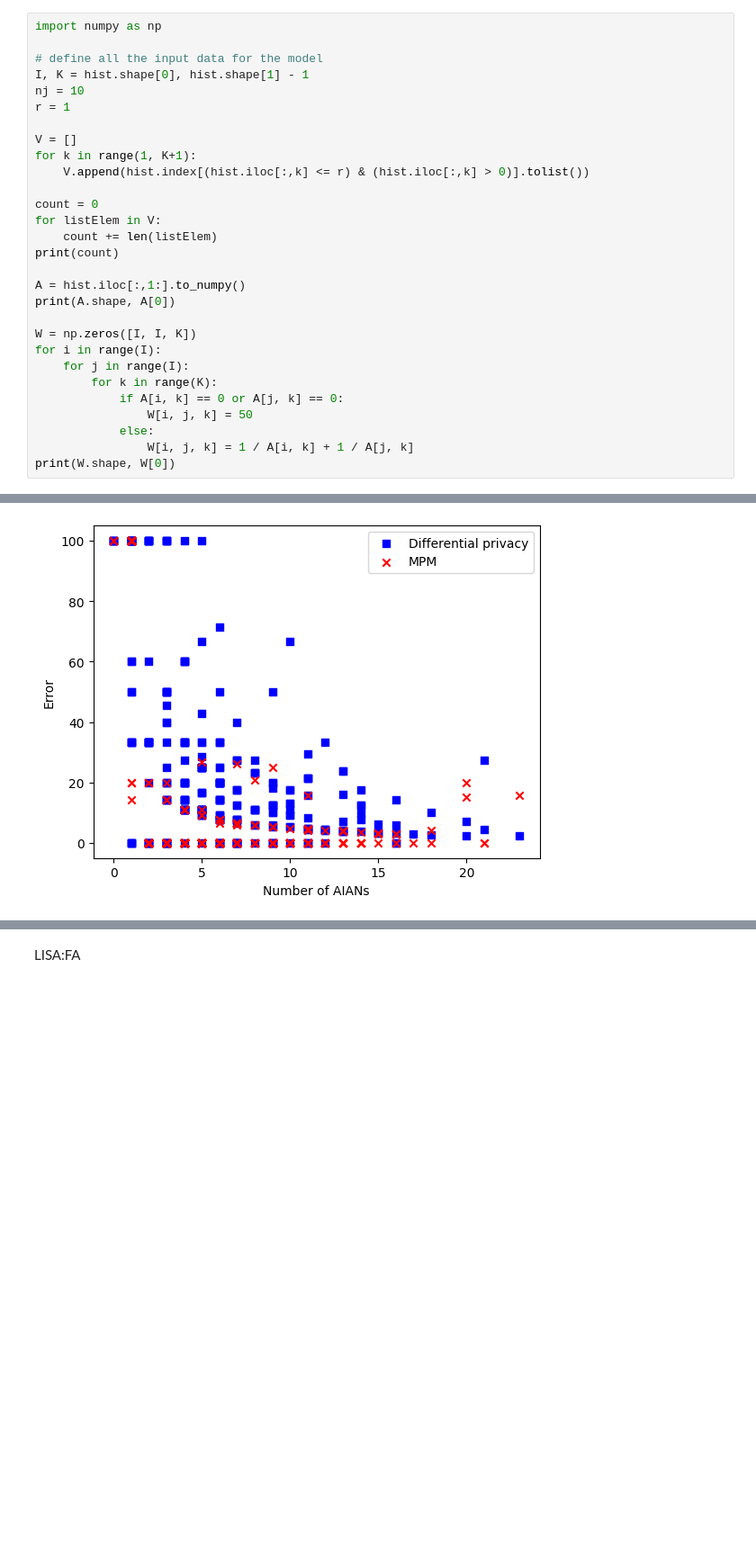
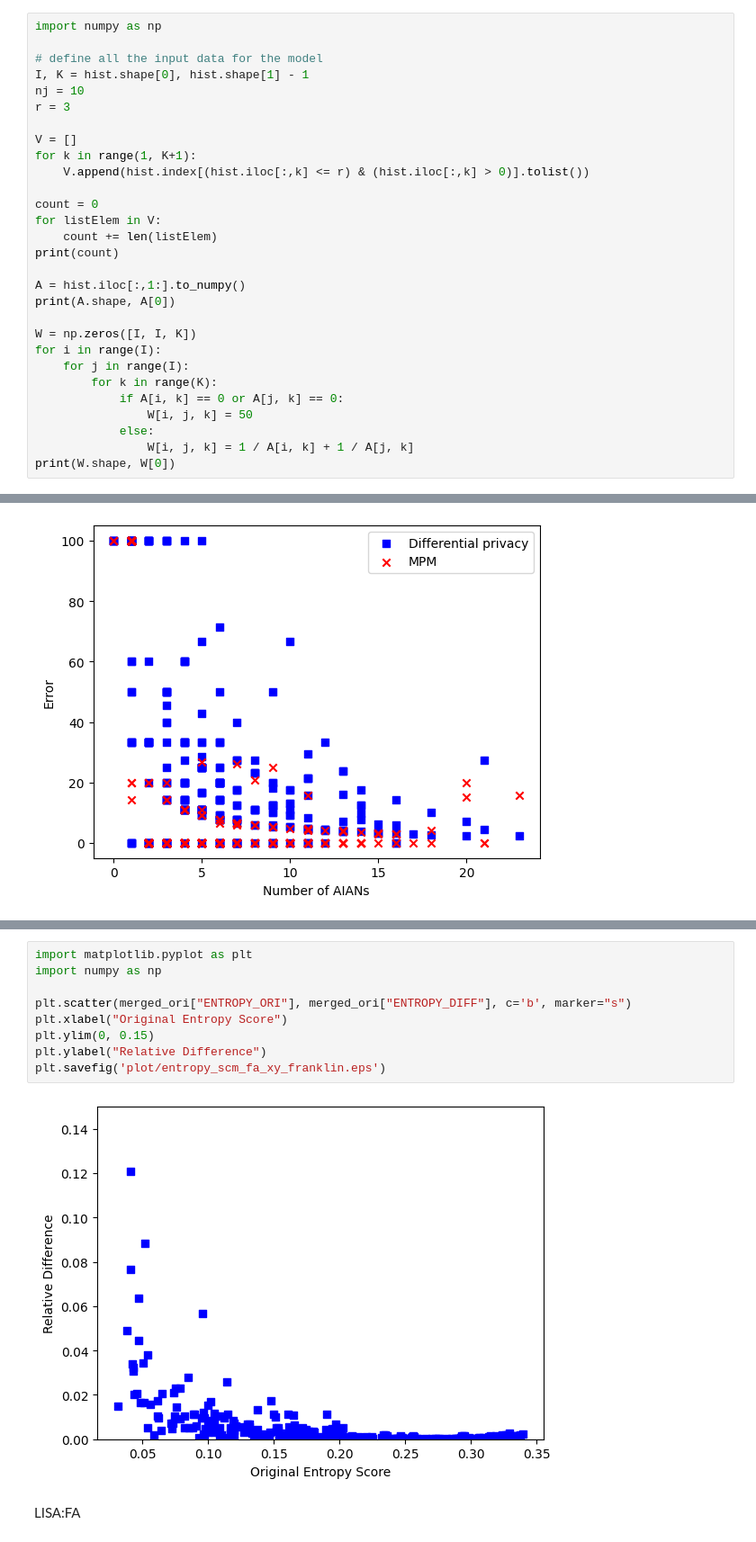
Before and after one commit to linyuehzzz/privacy-framework, a Jupyter notebook: set-coverage-exact-k-franklin.ipynb, the cells around one changed output, grey strips where cells are left out. Shown at 90% size. Drawn from its saved outputs; the diff is of its cells as text; blank space fills up the shorter version.

```diff
--- a/set-coverage-exact-k-franklin.ipynb
+++ b/set-coverage-exact-k-franklin.ipynb
@@ -137,7 +137,7 @@ import numpy as np
 # define all the input data for the model
 I, K = hist.shape[0], hist.shape[1] - 1
 nj = 10
-r = 1
+r = 3
 
 V = []
 for k in range(1, K+1):
@@ -553,3 +580,14 @@ The PostScript backend does not support transparency; partially transparent arti
+# %%
+import matplotlib.pyplot as plt
+import numpy as np
+
+plt.scatter(merged_ori["ENTROPY_ORI"], merged_ori["ENTROPY_DIFF"], c='b', marker="s")
+plt.xlabel("Original Entropy Score")
+plt.ylim(0, 0.15)
+plt.ylabel("Relative Difference")
+plt.savefig('plot/entropy_scm_fa_xy_franklin.eps')
+# %% [output]
+[figure, added]
 # %% [markdown]
 LISA:FA
 # %%
```
Also changed, not shown: parts of 11 cells of this notebook, 26 other files.
